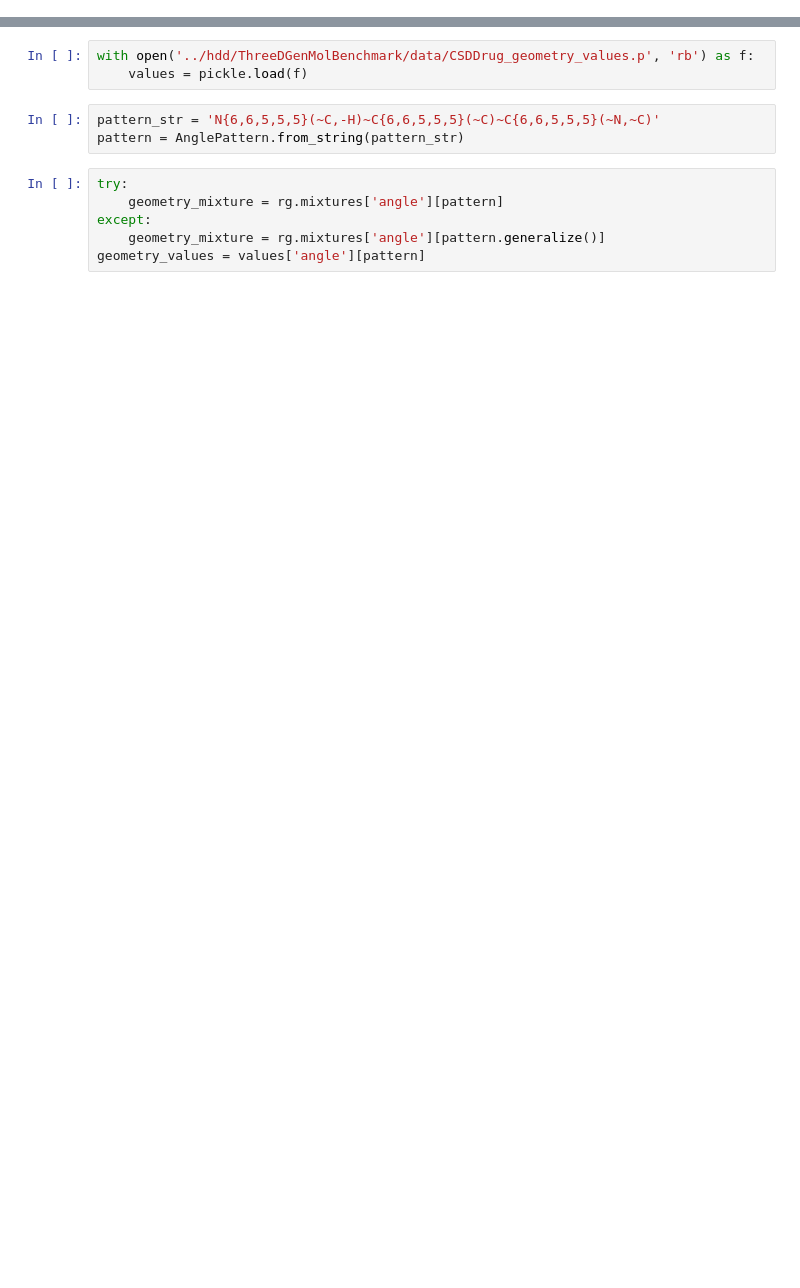
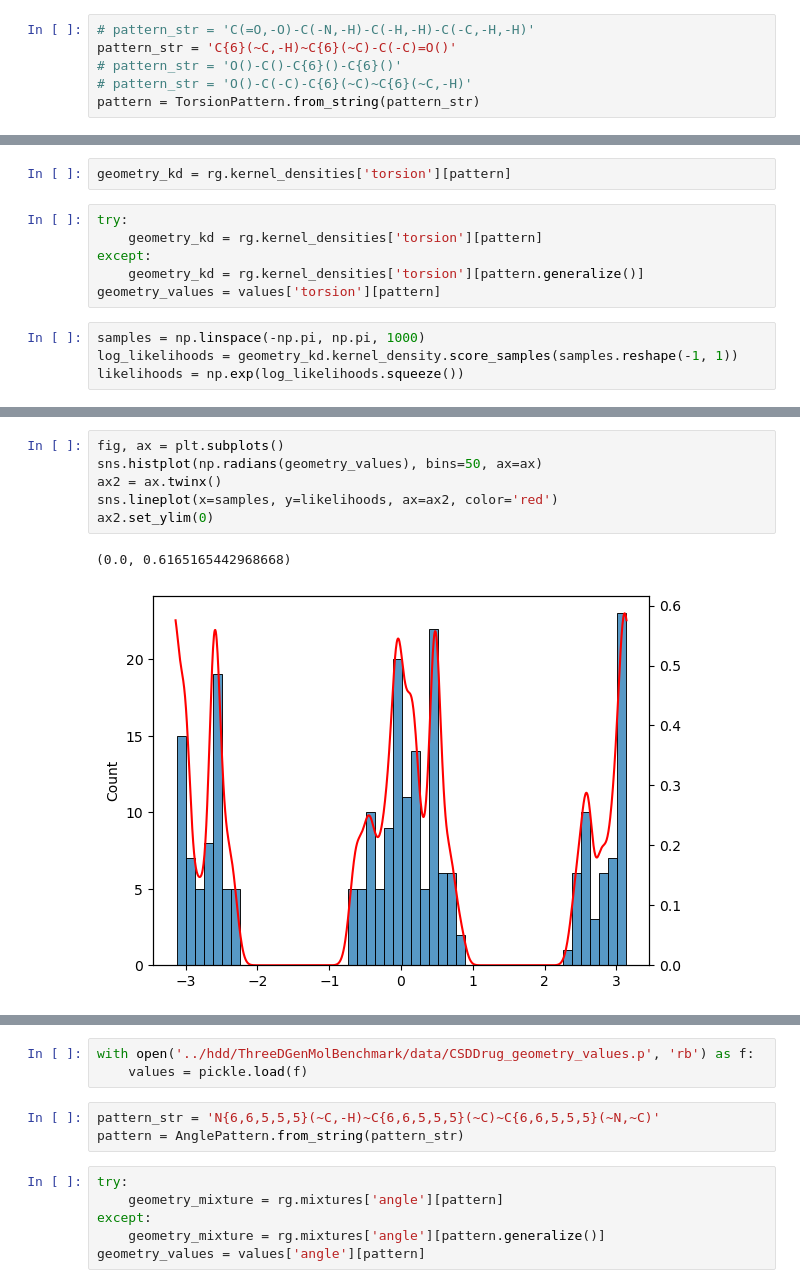
Before and after one commit to bbaillif/genbench3d, a Jupyter notebook: pattern_distributions.ipynb, the cells around one changed output, grey strips where cells are left out. Saved outputs shown, nothing was run; the diff lists cells and outputs as text; blank space fills up the shorter version.

```diff
--- a/pattern_distributions.ipynb
+++ b/pattern_distributions.ipynb
@@ -43,0 +526,6 @@ len(rg.mixtures['torsion'])
+# %%
+# pattern_str = 'C(=O,-O)-C(-N,-H)-C(-H,-H)-C(-C,-H,-H)'
+pattern_str = 'C{6}(~C,-H)~C{6}(~C)-C(-C)=O()'
+# pattern_str = 'O()-C()-C{6}()-C{6}()'
+# pattern_str = 'O()-C(-C)-C{6}(~C)~C{6}(~C,-H)'
+pattern = TorsionPattern.from_string(pattern_str)
@@ -43,0 +536,12 @@ len(rg.mixtures['torsion'])
+# %%
+geometry_kd = rg.kernel_densities['torsion'][pattern]
+# %%
+try:
+    geometry_kd = rg.kernel_densities['torsion'][pattern]
+except:
+    geometry_kd = rg.kernel_densities['torsion'][pattern.generalize()]
+geometry_values = values['torsion'][pattern]
+# %%
+samples = np.linspace(-np.pi, np.pi, 1000)
+log_likelihoods = geometry_kd.kernel_density.score_samples(samples.reshape(-1, 1))
+likelihoods = np.exp(log_likelihoods.squeeze())
@@ -43,0 +559,9 @@ len(rg.mixtures['torsion'])
+# %%
+fig, ax = plt.subplots()
+sns.histplot(np.radians(geometry_values), bins=50, ax=ax)
+ax2 = ax.twinx()
+sns.lineplot(x=samples, y=likelihoods, ax=ax2, color='red')
+ax2.set_ylim(0)
+# %% [output]
+(0.0, 0.6165165442968668)
+[figure, added]
```
Also changed, not shown: parts of 67 cells of this notebook, 3 other files.
